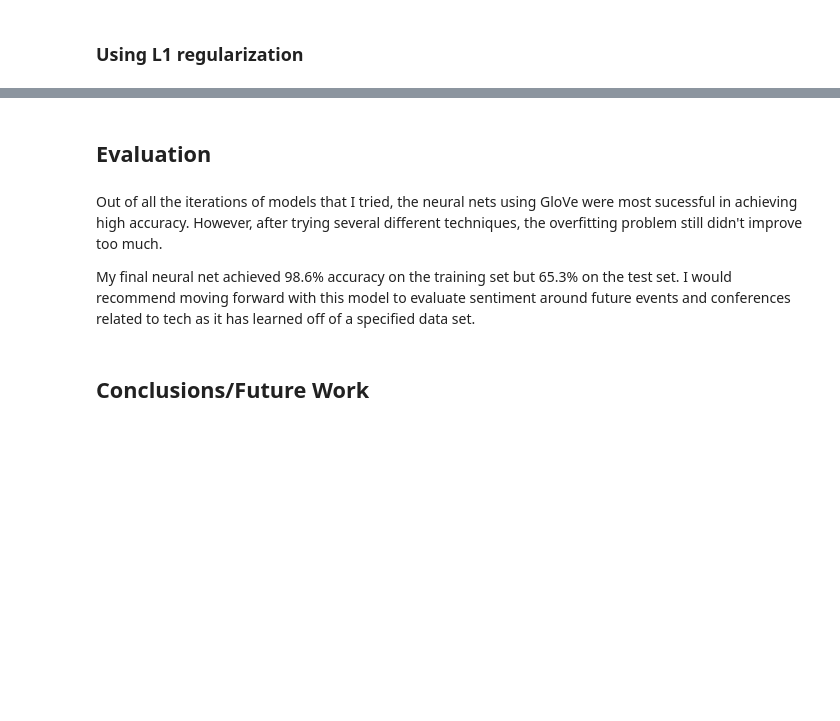
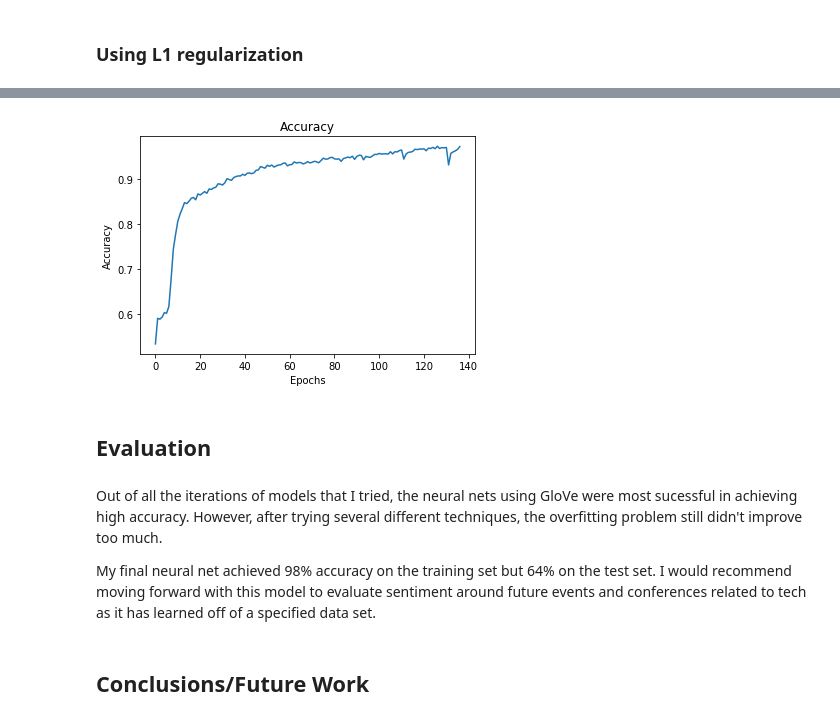
Before and after one commit to christisarv/NLP-sentiment-analysis, a Jupyter notebook: Final Notebook.ipynb, the cells around one changed output, grey strips where cells are left out. Saved outputs shown, nothing was run; the diff lists cells and outputs as text; code cells hidden in the pictures; blank space fills up the shorter version.

```diff
--- a/Final Notebook.ipynb
+++ b/Final Notebook.ipynb
@@ -815,9 +830,19 @@ It looks like applying L1 did just a little bit better. Because the accuracy sco
+# %%
+plt.figure()
+plt.plot(history['accuracy'])
+plt.title('Accuracy')
+plt.xlabel('Epochs')
+plt.ylabel('Accuracy')
+
+plt.savefig('Images/neural_net_accuracy.png')
+# %% [output]
+[figure, added]
 # %% [markdown]
 ## Evaluation
 # %% [markdown]
 Out of all the iterations of models that I tried, the neural nets using GloVe were most sucessful in achieving high accuracy. However, after trying several different techniques, the overfitting problem still didn't improve too much.
 
-My final neural net achieved 98.6% accuracy on the training set but 65.3% on the test set. I would recommend moving forward with this model to evaluate sentiment around future events and conferences related to tech as it has learned off of a specified data set.
+My final neural net achieved 98% accuracy on the training set but 64% on the test set. I would recommend moving forward with this model to evaluate sentiment around future events and conferences related to tech as it has learned off of a specified data set.
 # %% [markdown]
 ## Conclusions/Future Work
 # %% [markdown]
```
Also changed, not shown: parts of 25 cells of this notebook, 4 other files.
